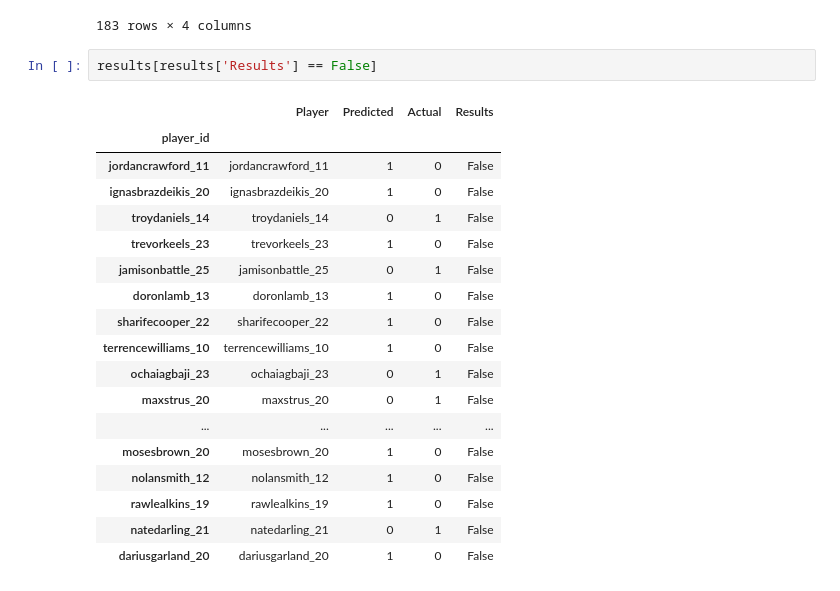
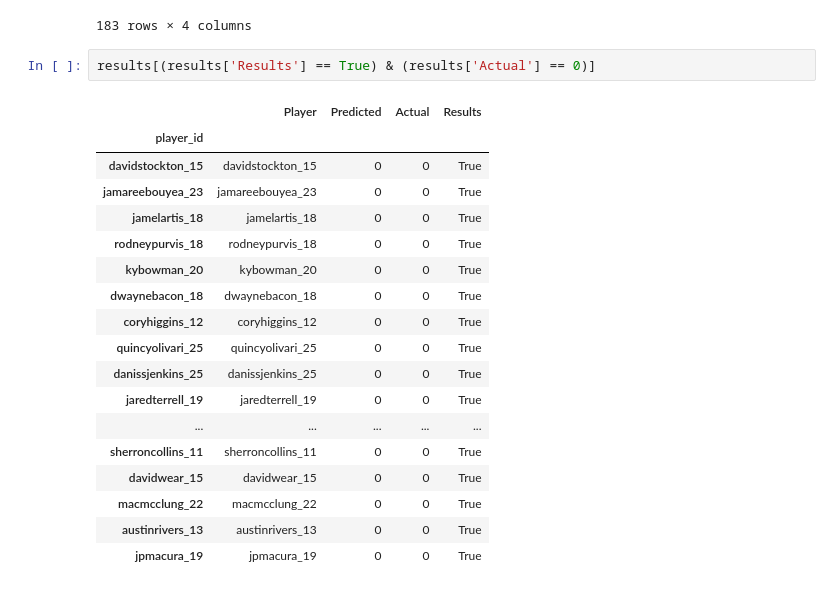
Before and after one commit to ThomasDelch97/Thesis---Code, a Jupyter notebook: Modelisation_Finale.ipynb, the cells around one changed output. Cells and saved outputs as stored; diff of their text form.

```diff
--- a/Modelisation_Finale.ipynb
+++ b/Modelisation_Finale.ipynb
@@ -774,23 +761,23 @@ results
 | jahmiryoung_25 | jahmiryoung_25 | 1 | 1 | True |
 183 rows × 4 columns
 # %%
-results[results['Results'] == False]
+results[(results['Results'] == True) & (results['Actual'] == 0)]
 # %% [output]
 |  | Player | Predicted | Actual | Results |
 | player_id |  |  |  |  |
-| jordancrawford_11 | jordancrawford_11 | 1 | 0 | False |
-| ignasbrazdeikis_20 | ignasbrazdeikis_20 | 1 | 0 | False |
-| troydaniels_14 | troydaniels_14 | 0 | 1 | False |
-| trevorkeels_23 | trevorkeels_23 | 1 | 0 | False |
-| jamisonbattle_25 | jamisonbattle_25 | 0 | 1 | False |
-| doronlamb_13 | doronlamb_13 | 1 | 0 | False |
-| sharifecooper_22 | sharifecooper_22 | 1 | 0 | False |
-| terrencewilliams_10 | terrencewilliams_10 | 1 | 0 | False |
-| ochaiagbaji_23 | ochaiagbaji_23 | 0 | 1 | False |
-| maxstrus_20 | maxstrus_20 | 0 | 1 | False |
+| davidstockton_15 | davidstockton_15 | 0 | 0 | True |
+| jamareebouyea_23 | jamareebouyea_23 | 0 | 0 | True |
+| jamelartis_18 | jamelartis_18 | 0 | 0 | True |
+| rodneypurvis_18 | rodneypurvis_18 | 0 | 0 | True |
+| kybowman_20 | kybowman_20 | 0 | 0 | True |
+| dwaynebacon_18 | dwaynebacon_18 | 0 | 0 | True |
+| coryhiggins_12 | coryhiggins_12 | 0 | 0 | True |
+| quincyolivari_25 | quincyolivari_25 | 0 | 0 | True |
+| danissjenkins_25 | danissjenkins_25 | 0 | 0 | True |
+| jaredterrell_19 | jaredterrell_19 | 0 | 0 | True |
 | ... | ... | ... | ... | ... |
-| mosesbrown_20 | mosesbrown_20 | 1 | 0 | False |
-| nolansmith_12 | nolansmith_12 | 1 | 0 | False |
-| rawlealkins_19 | rawlealkins_19 | 1 | 0 | False |
-| natedarling_21 | natedarling_21 | 0 | 1 | False |
-| dariusgarland_20 | dariusgarland_20 | 1 | 0 | False |
+| sherroncollins_11 | sherroncollins_11 | 0 | 0 | True |
+| davidwear_15 | davidwear_15 | 0 | 0 | True |
+| macmcclung_22 | macmcclung_22 | 0 | 0 | True |
+| austinrivers_13 | austinrivers_13 | 0 | 0 | True |
+| jpmacura_19 | jpmacura_19 | 0 | 0 | True |
```
Also changed, not shown: parts of 4 cells of this notebook.
